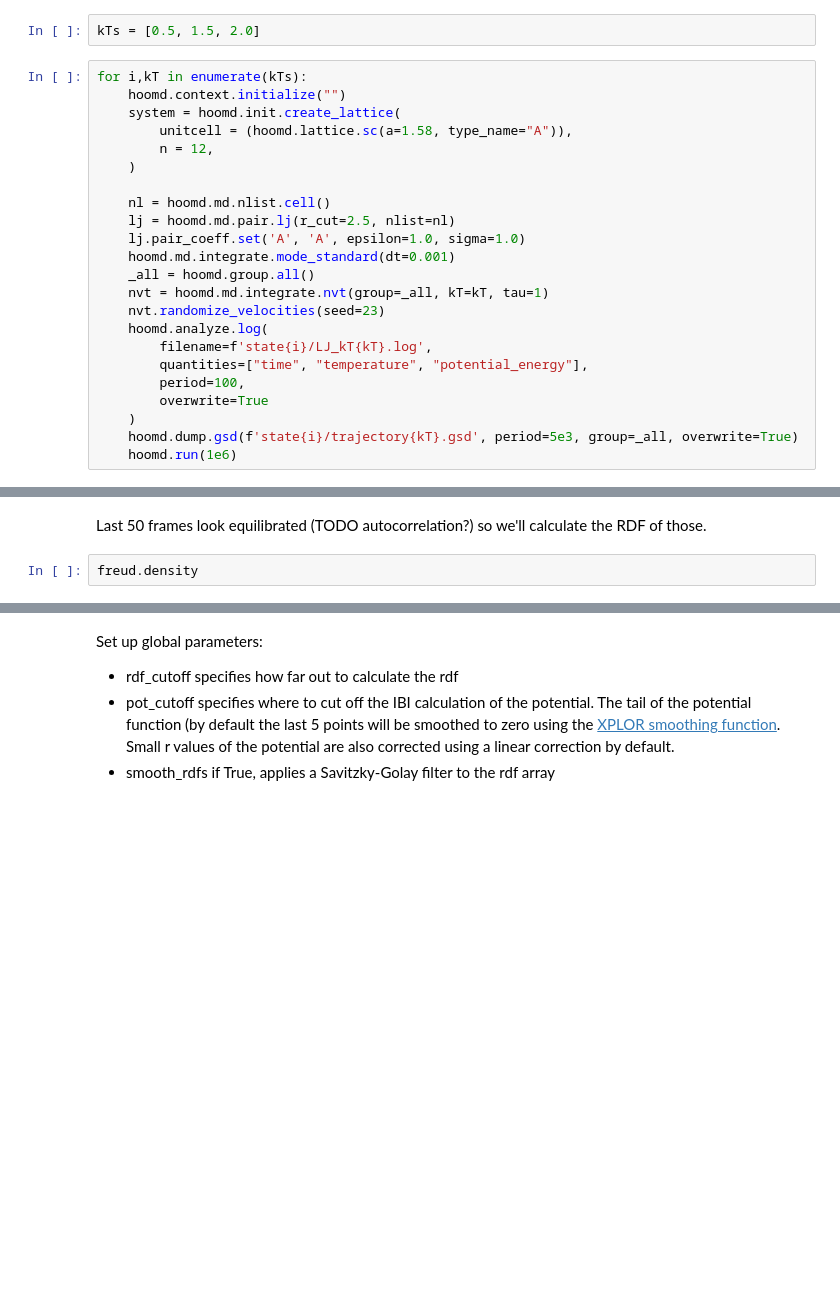
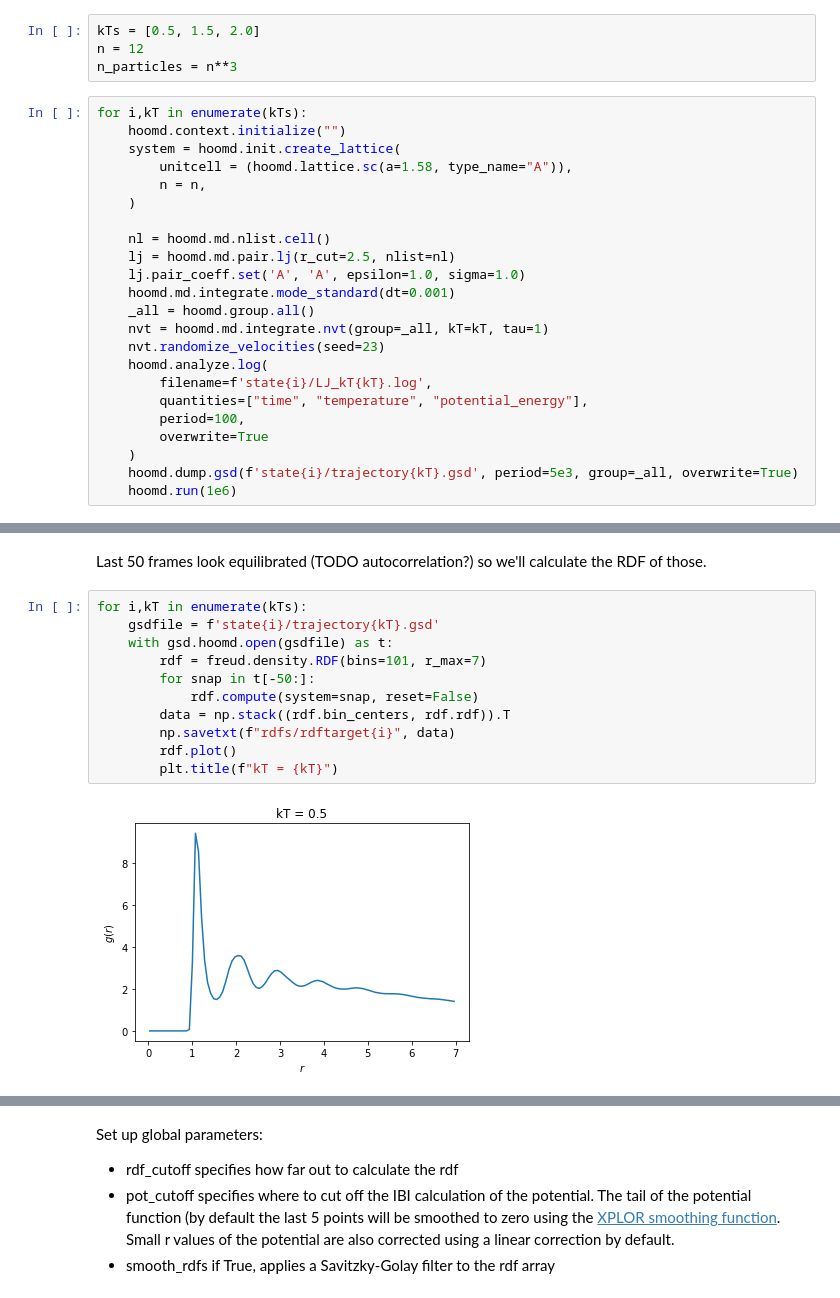
Before and after one commit to mosdef-hub/msibi, a Jupyter notebook: msibi/tutorials/lj/LJ_Tutorial.ipynb, the cells around one changed output, grey strips where cells are left out. Drawn from its saved outputs; the diff is of its cells as text; blank space fills up the shorter version.

Commit message:
added hoomd run with rdf calculation
* need to find where is starthoomd.xml hardcoded?

```diff
--- a/msibi/tutorials/lj/LJ_Tutorial.ipynb
+++ b/msibi/tutorials/lj/LJ_Tutorial.ipynb
@@ -30,12 +40,14 @@ rm state*/query.dcd
 Create the trajectories at the three statepoints... takes about 40 minutes on 2.2 GHz Intel Core i7.
 # %%
 kTs = [0.5, 1.5, 2.0]
+n = 12
+n_particles = n**3
 # %%
 for i,kT in enumerate(kTs):
     hoomd.context.initialize("")
     system = hoomd.init.create_lattice(
         unitcell = (hoomd.lattice.sc(a=1.58, type_name="A")),
-        n = 12,
+        n = n,
     )
 
     nl = hoomd.md.nlist.cell()
@@ -89,5 +101,16 @@ for i, kT in enumerate(kTs):
 [figure]
 # %% [markdown]
 Last 50 frames look equilibrated (TODO autocorrelation?) so we'll calculate the RDF of those.
-# %%
-freud.density
+# %%
+for i,kT in enumerate(kTs):
+    gsdfile = f'state{i}/trajectory{kT}.gsd'
+    with gsd.hoomd.open(gsdfile) as t:
+        rdf = freud.density.RDF(bins=101, r_max=7)
+        for snap in t[-50:]:
+            rdf.compute(system=snap, reset=False)
+        data = np.stack((rdf.bin_centers, rdf.rdf)).T
+        np.savetxt(f"rdfs/rdftarget{i}", data)
+        rdf.plot()
+        plt.title(f"kT = {kT}")
+# %% [output]
+[figure, added]
```
Also changed, not shown: parts of 9 cells of this notebook.
